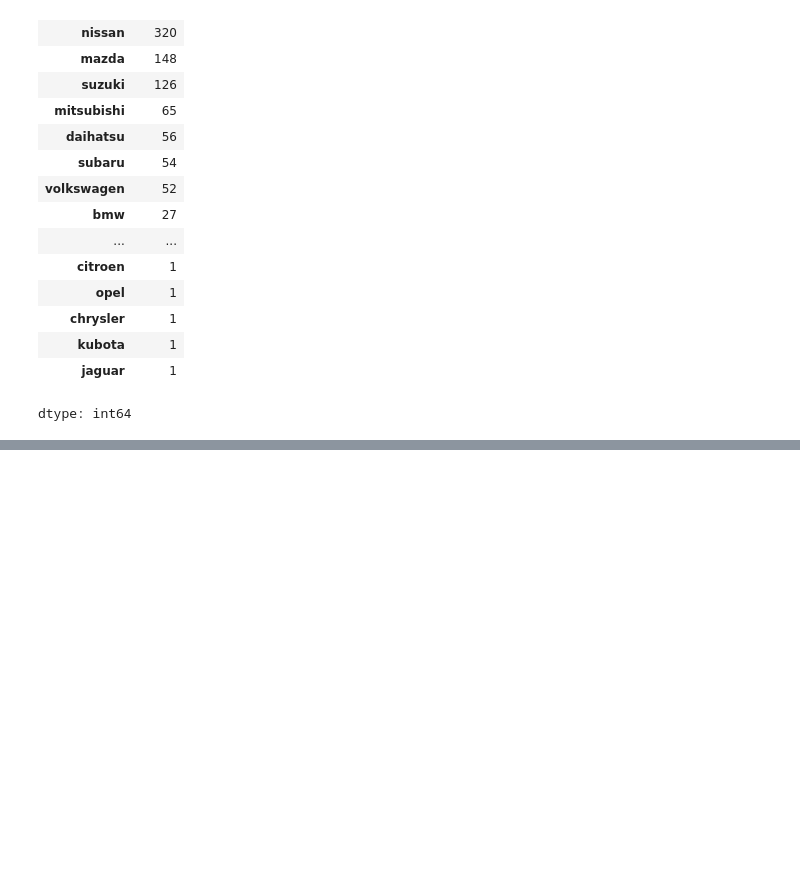
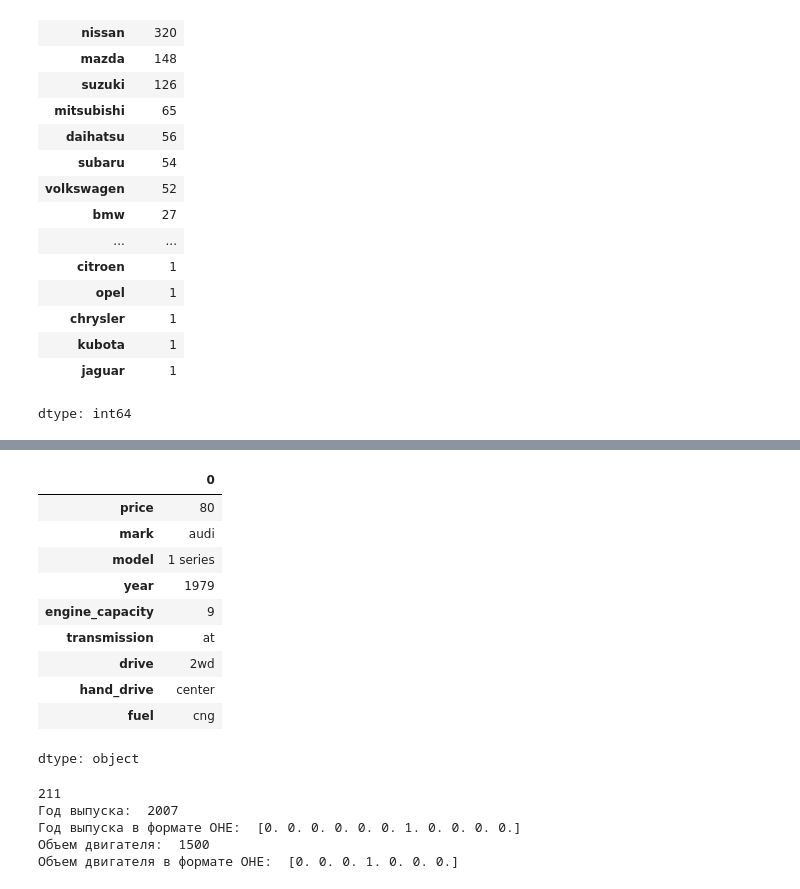
Before and after one commit to Maxxx-VS/The-Founder, a Jupyter notebook: 22_3_Японские_машины.ipynb, the cells around one changed output, grey strips where cells are left out. Drawn from its saved outputs; the diff is of its cells as text; code cells hidden in the pictures; blank space fills up the shorter version.

```diff
--- a/22_3_Японские_машины.ipynb
+++ b/22_3_Японские_машины.ipynb
@@ -261,0 +316,14 @@ print('Модель в формате OHE: ', str2multiOHE(cars.mark[n], mark_cl
+# %%
+cars.min()
+# %% [output]
+|  | 0 |
+| price | 80 |
+| mark | audi |
+| model | 1 series |
+| year | 1979 |
+| engine_capacity | 9 |
+| transmission | at |
+| drive | 2wd |
+| hand_drive | center |
+| fuel | cng |
+dtype: object
@@ -261,0 +352,14 @@ print('Модель в формате OHE: ', str2multiOHE(cars.mark[n], mark_cl
+# %%
+n = random.randint(0, len(cars))
+print(n)
+print('Год выпуска: ', cars.year[n])
+print('Год выпуска в формате OHE: ',range2OHE(cars.year[n], year_class))
+
+print('Объем двигателя: ', cars.engine_capacity[n])
+print('Объем двигателя в формате OHE: ', range2OHE(cars.engine_capacity[n], engine_class))
+# %% [output]
+211
+Год выпуска:  2007
+Год выпуска в формате OHE:  [0. 0. 0. 0. 0. 0. 1. 0. 0. 0. 0.]
+Объем двигателя:  1500
+Объем двигателя в формате OHE:  [0. 0. 0. 1. 0. 0. 0.]
```
Also changed, not shown: parts of 10 cells of this notebook.
